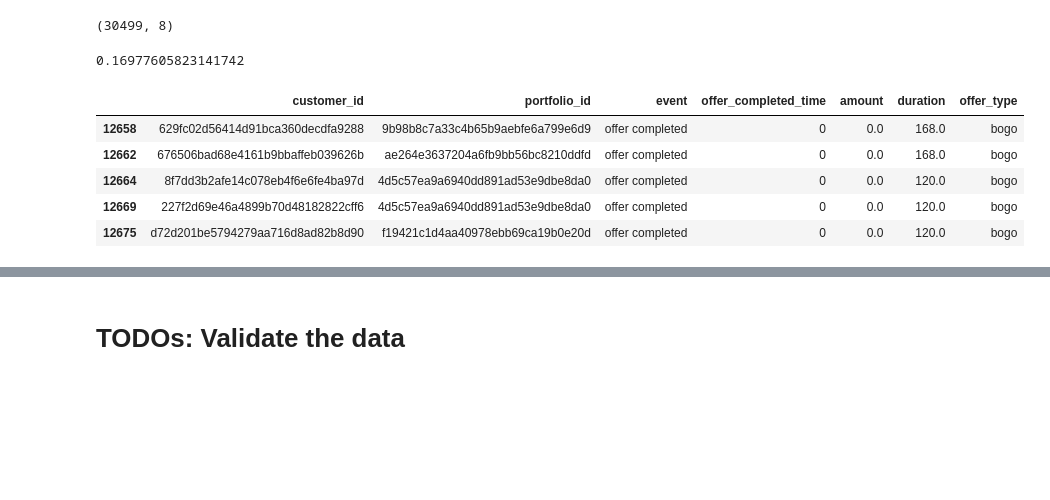
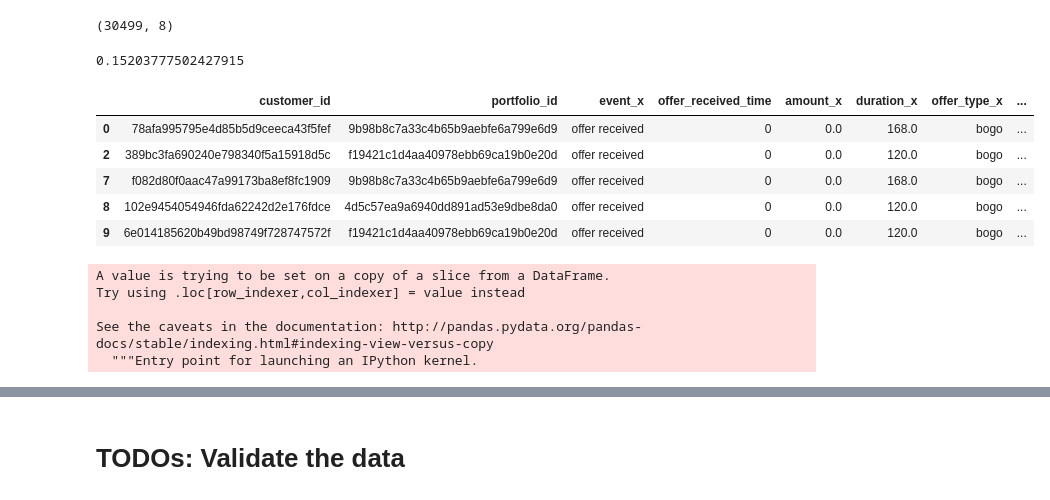
Before and after one commit to Mendy5/Udacity_Project_Capstone, a Jupyter notebook: Starbucks_Capstone_notebook.ipynb, the cells around one changed output, grey strips where cells are left out. Cells and saved outputs as stored; diff of their text form; code cells hidden in the pictures; blank space fills up the shorter version.

Commit message:
Update Starbucks_Capstone_notebook.ipynb
1. clean up bogo offer related df
2. generate a df contains all non-offer related transactions

```diff
--- a/Starbucks_Capstone_notebook.ipynb
+++ b/Starbucks_Capstone_notebook.ipynb
@@ -1875,15 +1874,27 @@ transcript_bogo_received_df.shape
 # %% [output]
 (30499, 8)
-# %%
-5178/30499
-# %% [output]
-0.16977605823141742
+# %%
+transcript_bogo_final_df_temp[["customer_id", "portfolio_id"]].duplicated().sum()/transcript_bogo_final_df_temp.shape[0]
+# %% [output]
+0.15203777502427915
+# %%
+transcript_bogo_final_df_temp = transcript_bogo_final_df_temp.drop_duplicates()
+# %%
+transcript_bogo_completed_df_temp = transcript_bogo_final_df_temp[~transcript_bogo_final_df_temp["offer_completed_time"].isnull()]
 # %%
-transcript_bogo_completed_df.head()
+transcript_bogo_completed_df_temp.head()
 # %% [output]
-|  | customer_id | portfolio_id | event | offer_completed_time | amount | duration | offer_type |
-| 12658 | 629fc02d56414d91bca360decdfa9288 | 9b98b8c7a33c4b65b9aebfe6a799e6d9 | offer completed | 0 | 0.0 | 168.0 | bogo |
-| 12662 | 676506bad68e4161b9bbaffeb039626b | ae264e3637204a6fb9bb56bc8210ddfd | offer completed | 0 | 0.0 | 168.0 | bogo |
-| 12664 | 8f7dd3b2afe14c078eb4f6e6fe4ba97d | 4d5c57ea9a6940dd891ad53e9dbe8da0 | offer completed | 0 | 0.0 | 120.0 | bogo |
-| 12669 | 227f2d69e46a4899b70d48182822cff6 | 4d5c57ea9a6940dd891ad53e9dbe8da0 | offer completed | 0 | 0.0 | 120.0 | bogo |
-| 12675 | d72d201be5794279aa716d8ad82b8d90 | f19421c1d4aa40978ebb69ca19b0e20d | offer completed | 0 | 0.0 | 120.0 | bogo |
+|  | customer_id | portfolio_id | event_x | offer_received_time | amount_x | duration_x | offer_type_x | ... |
+| 0 | 78afa995795e4d85b5d9ceeca43f5fef | 9b98b8c7a33c4b65b9aebfe6a799e6d9 | offer received | 0 | 0.0 | 168.0 | bogo | ... |
+| 2 | 389bc3fa690240e798340f5a15918d5c | f19421c1d4aa40978ebb69ca19b0e20d | offer received | 0 | 0.0 | 120.0 | bogo | ... |
+| 7 | f082d80f0aac47a99173ba8ef8fc1909 | 9b98b8c7a33c4b65b9aebfe6a799e6d9 | offer received | 0 | 0.0 | 168.0 | bogo | ... |
+| 8 | 102e9454054946fda62242d2e176fdce | 4d5c57ea9a6940dd891ad53e9dbe8da0 | offer received | 0 | 0.0 | 120.0 | bogo | ... |
+| 9 | 6e014185620b49bd98749f728747572f | f19421c1d4aa40978ebb69ca19b0e20d | offer received | 0 | 0.0 | 120.0 | bogo | ... |
+# %%
+transcript_bogo_completed_df_temp["offer_end_time_new"] = transcript_bogo_completed_df_temp["offer_completed_time"]
+# %% [output]
+A value is trying to be set on a copy of a slice from a DataFrame.
+Try using .loc[row_indexer,col_indexer] = value instead
+
+See the caveats in the documentation: http://pandas.pydata.org/pandas-docs/stable/indexing.html#indexing-view-versus-copy
+  """Entry point for launching an IPython kernel.
```
Also changed, not shown: parts of 77 cells of this notebook.
